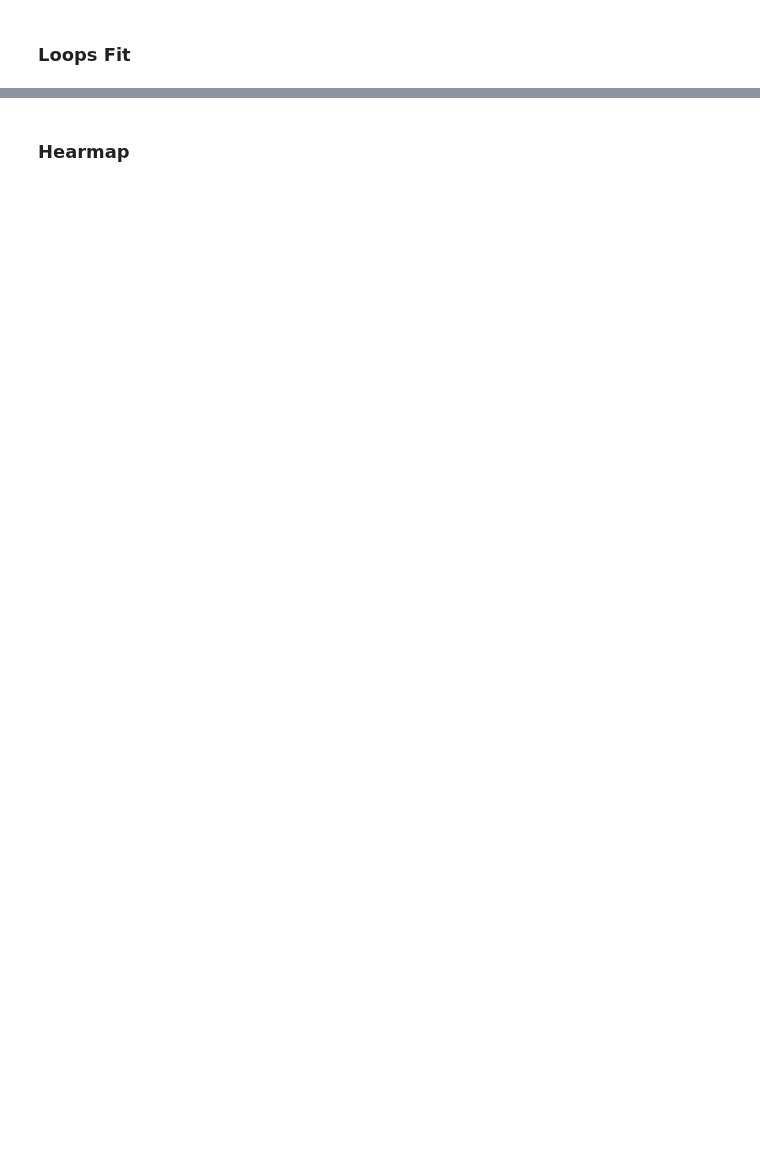
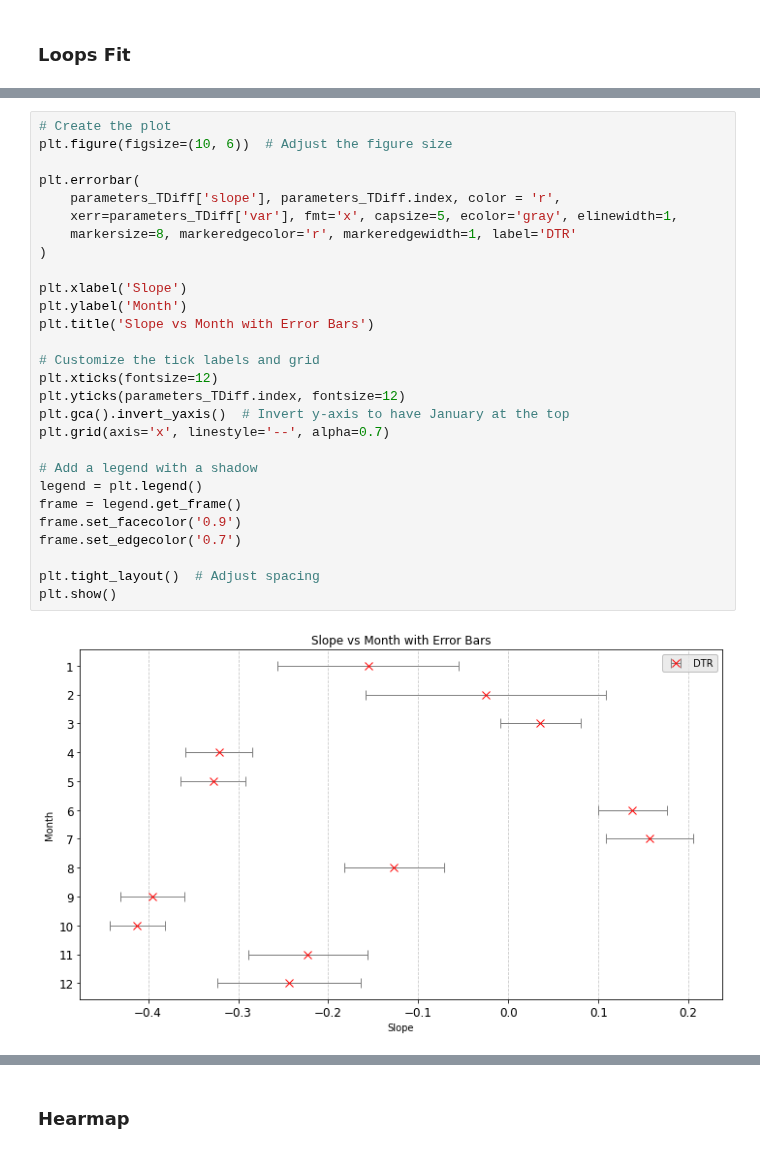
Before and after one commit to LeoausderDose/Praktikum_AWI, a Jupyter notebook: DNTFitNachJahreZeiten.ipynb, the cells around one changed output, grey strips where cells are left out. Cells and saved outputs as stored; diff of their text form; blank space fills up the shorter version.

```diff
--- a/DNTFitNachJahreZeiten.ipynb
+++ b/DNTFitNachJahreZeiten.ipynb
@@ -458,0 +560,30 @@ IndentationError: expected an indented block after function definition on line 1
+# %%
+# Create the plot
+plt.figure(figsize=(10, 6))  # Adjust the figure size
+
+plt.errorbar(
+    parameters_TDiff['slope'], parameters_TDiff.index, color = 'r',
+    xerr=parameters_TDiff['var'], fmt='x', capsize=5, ecolor='gray', elinewidth=1,
+    markersize=8, markeredgecolor='r', markeredgewidth=1, label='DTR'
+)
+
+plt.xlabel('Slope')
+plt.ylabel('Month')
+plt.title('Slope vs Month with Error Bars')
+
+# Customize the tick labels and grid
+plt.xticks(fontsize=12)
+plt.yticks(parameters_TDiff.index, fontsize=12)
+plt.gca().invert_yaxis()  # Invert y-axis to have January at the top
+plt.grid(axis='x', linestyle='--', alpha=0.7)
+
+# Add a legend with a shadow
+legend = plt.legend()
+frame = legend.get_frame()
+frame.set_facecolor('0.9')
+frame.set_edgecolor('0.7')
+
+plt.tight_layout()  # Adjust spacing
+plt.show()
+# %% [output]
+[figure, added]
```
Also changed, not shown: parts of 14 cells of this notebook, 54 other files.
